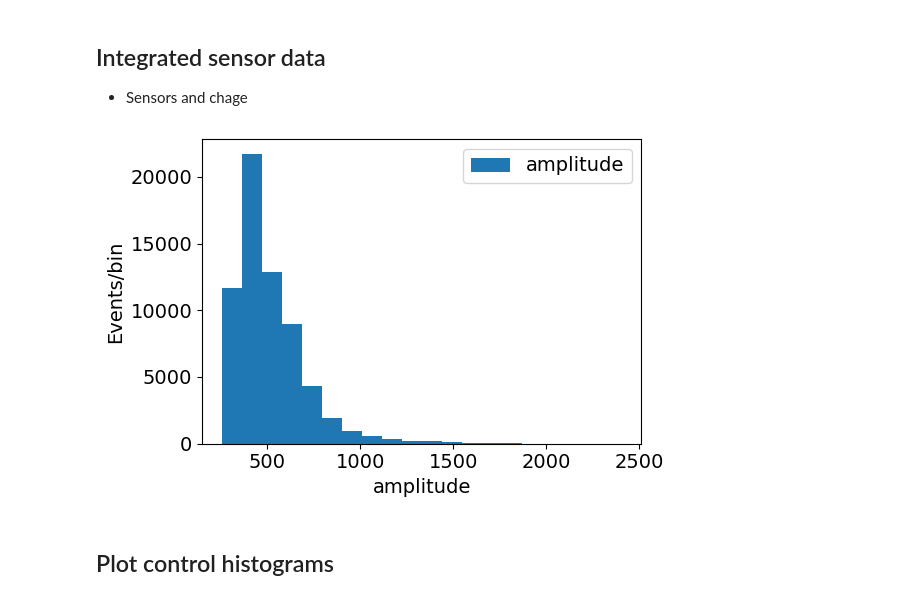
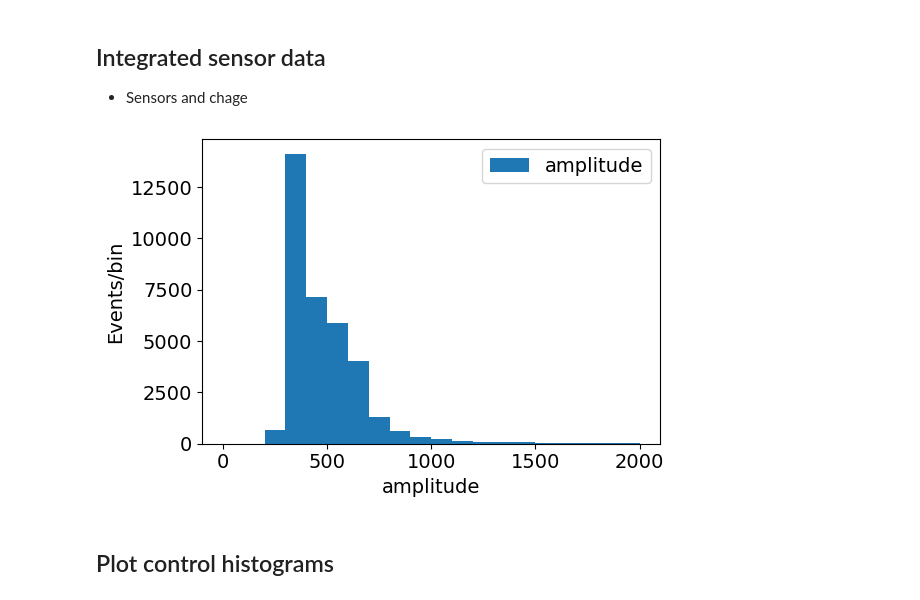
Before and after one commit to jjgomezcadenas/g4crysp, a Jupyter notebook: monolithicCrystal/crystalMT/nb/analysis.ipynb, the cells around one changed output. Drawn from its saved outputs; the diff is of its cells as text; code cells hidden in the pictures.

```diff
--- a/monolithicCrystal/crystalMT/nb/analysis.ipynb
+++ b/monolithicCrystal/crystalMT/nb/analysis.ipynb
@@ -14,14 +11,13 @@ import numpy as np
 import pandas as pd
 import glob
 # %%
-def histoplot(df, dfvar, num_bins = 10, figsize=(6, 4), title=""):
+def histoplot(df, dfvar, num_bins = 10, range=None, figsize=(6, 4), title=""):
 
     fig, ax0 = plt.subplots(1, 1, figsize=figsize)
-    _, _, _ = ax0.hist(df[dfvar], num_bins, label=dfvar)
+    _, _, _ = ax0.hist(df[dfvar], num_bins, range, label=dfvar)
     ax0.set_xlabel(dfvar)
     ax0.set_ylabel('Events/bin')
     ax0.set_title(title)
     ax0.legend()
-
     fig.tight_layout()
     plt.show()
@@ -139,9 +159,9 @@ histoplot(df, "charge", num_bins = 20, figsize=(6, 4), title="")
 filenm = "isensor_data_1.csv"
 df = pd.read_csv(f"{rootdir}/{filenm}", header=0)
 # %%
-histoplot(df, "amplitude", num_bins = 20, figsize=(6, 4), title="")
+histoplot(df, "amplitude", num_bins = 20, range=(0,2000), figsize=(6, 4), title="")
 # %% [output]
-[figure, old version]
+[figure, new version]
 # %% [markdown]
 ## Plot control histograms
 # %%
```
Also changed, not shown: parts of 14 cells of this notebook, 9 other files.
